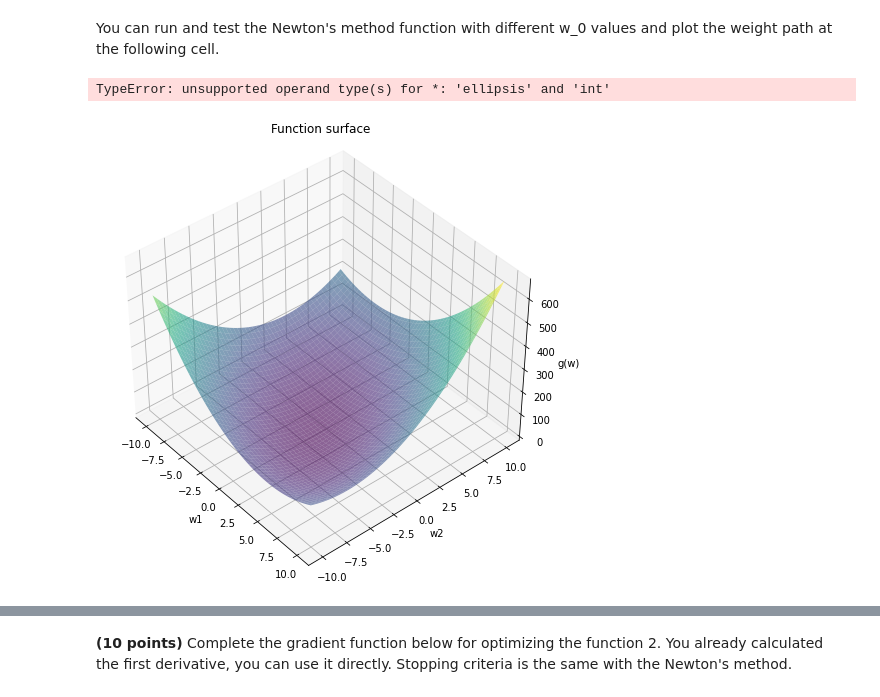
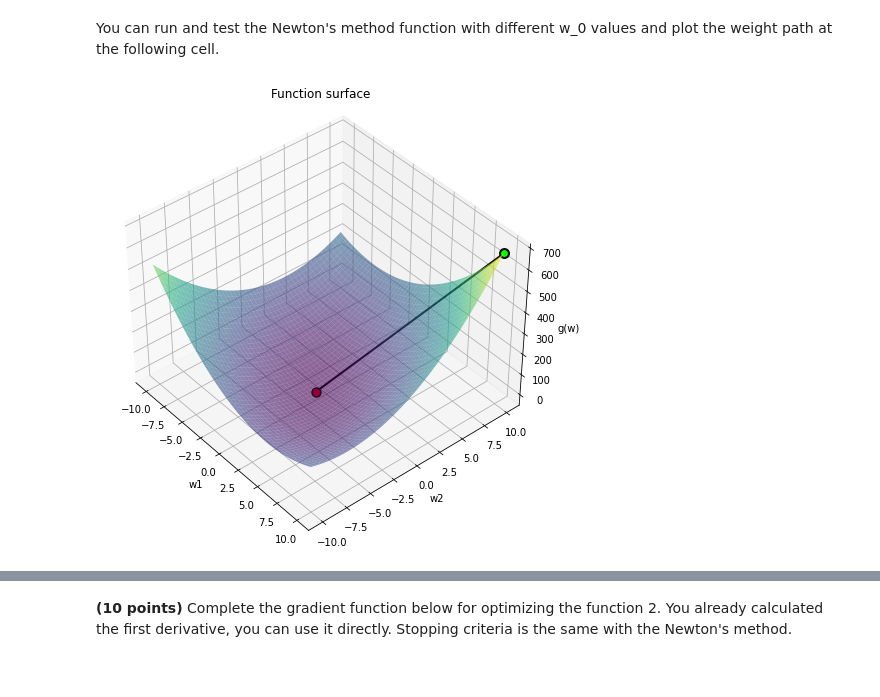
Before and after one commit to feyza-droid/ml_hw2, a Jupyter notebook: HW2_Template.ipynb, the cells around one changed output, grey strips where cells are left out. Drawn from its saved outputs; the diff is of its cells as text; code cells hidden in the pictures.

```diff
--- a/HW2_Template.ipynb
+++ b/HW2_Template.ipynb
@@ -280,37 +280,42 @@ def NewtonsMethod_func2(g, w_0 = None):
         w_0: initial w
     '''
     #Initialize variables
-    epsilon = 1e-6 # Add it to denominator of update rule to avoid division by zero
+    epsilon = 1e-6 # Add it to denominator of update rule to avoid division by zero # TODO: couldn't understand its usage
 
     w = w_0
     w_history = [w] #List of w's in each iteration, used to plot
 
-    ### YOUR CODE STARTS HERE
-
-    # Code the gradient functions here.
-    grad_1st = ...
-    H = ...
-    inv_H = ...
+    Q = np.array([[2, 1], [1, 2]]) # this value doesn't change during iterations
+    r = np.array([[2], [5]]) # this value doesn't change during iterations
 
     #Gradient Descent Steps until the stopping criteria is met
+    while True:
+        # Code the gradient functions here.
+        grad_1st = 2 * np.dot(Q, w) + r # 2Qw + r
+        H = 2 * Q # 2Q
+        inv_H = np.linalg.inv(H)
 
-    ...
+        prev_w = w
+        # take gradient step
+        w = w - np.dot(inv_H, grad_1st)
 
+        if np.linalg.norm(w-prev_w) < 1e-02: # stopping criteria
+            break
 
-    ### YOUR CODE ENDS HERE
+        # update path containers
+        w_history.append(w)
 
     return w, w_history
 # %% [markdown]
 You can run and test the Newton's method function with different w_0 values and plot the weight path at the following cell.
 # %%
-w, w_history = NewtonsMethod_func2(g, w_0=np.array([[...],[...]]))
+w, w_history = NewtonsMethod_func2(g, w_0=np.array([[10],[10]]))
 
 # Squeeze w vectors for plotting
 for i in range(len(w_history)):
     w = w_history[i]
     w_history[i] = np.squeeze(w)
 
 plotFunction(g, w_history, view=(40,-40),w_min=-10, w_max=10)
 # %% [output]
-TypeError: unsupported operand type(s) for *: 'ellipsis' and 'int'
-[figure, old version]
+[figure, new version]
```
Also changed, not shown: parts of 1 cell of this notebook.
